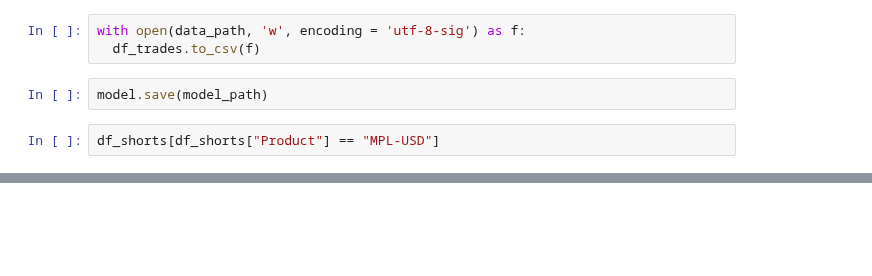
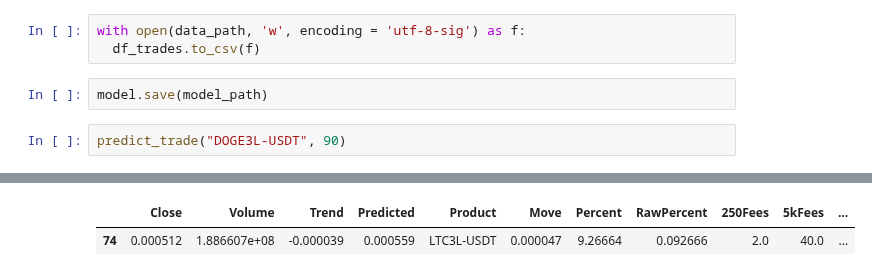
Before and after one commit to j03m/alfred, a Jupyter notebook: Coin_Predictions_close.ipynb, the cells around one changed output, grey strips where cells are left out. Saved outputs shown, nothing was run; the diff lists cells and outputs as text; blank space fills up the shorter version.

```diff
--- a/Coin_Predictions_close.ipynb
+++ b/Coin_Predictions_close.ipynb
@@ -443,5 +438,6 @@ with open(data_path, 'w', encoding = 'utf-8-sig') as f:
   df_trades.to_csv(f)
 # %%
 model.save(model_path)
-# %%
-df_shorts[df_shorts["Product"] == "MPL-USD"]
+# %%
+predict_trade("DOGE3L-USDT", 90)
+# %% [output]
@@ -447,0 +445,2 @@ df_shorts[df_shorts["Product"] == "MPL-USD"]
+|  | Close | Volume | Trend | Predicted | Product | Move | Percent | RawPercent | 250Fees | 5kFees | ... |
+| 74 | 0.000512 | 1.886607e+08 | -0.000039 | 0.000559 | LTC3L-USDT | 0.000047 | 9.26664 | 0.092666 | 2.0 | 40.0 | ... |
```
Also changed, not shown: parts of 7 cells of this notebook.
